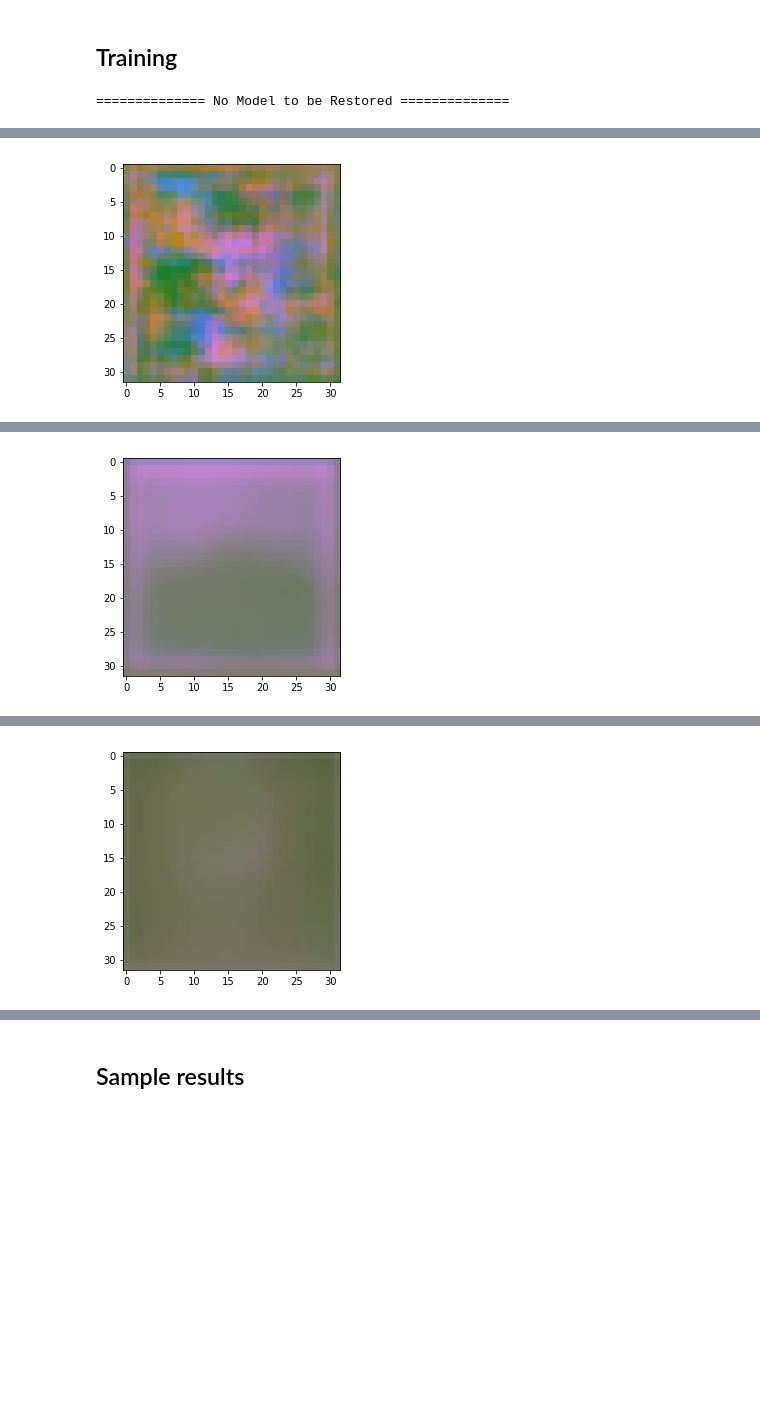
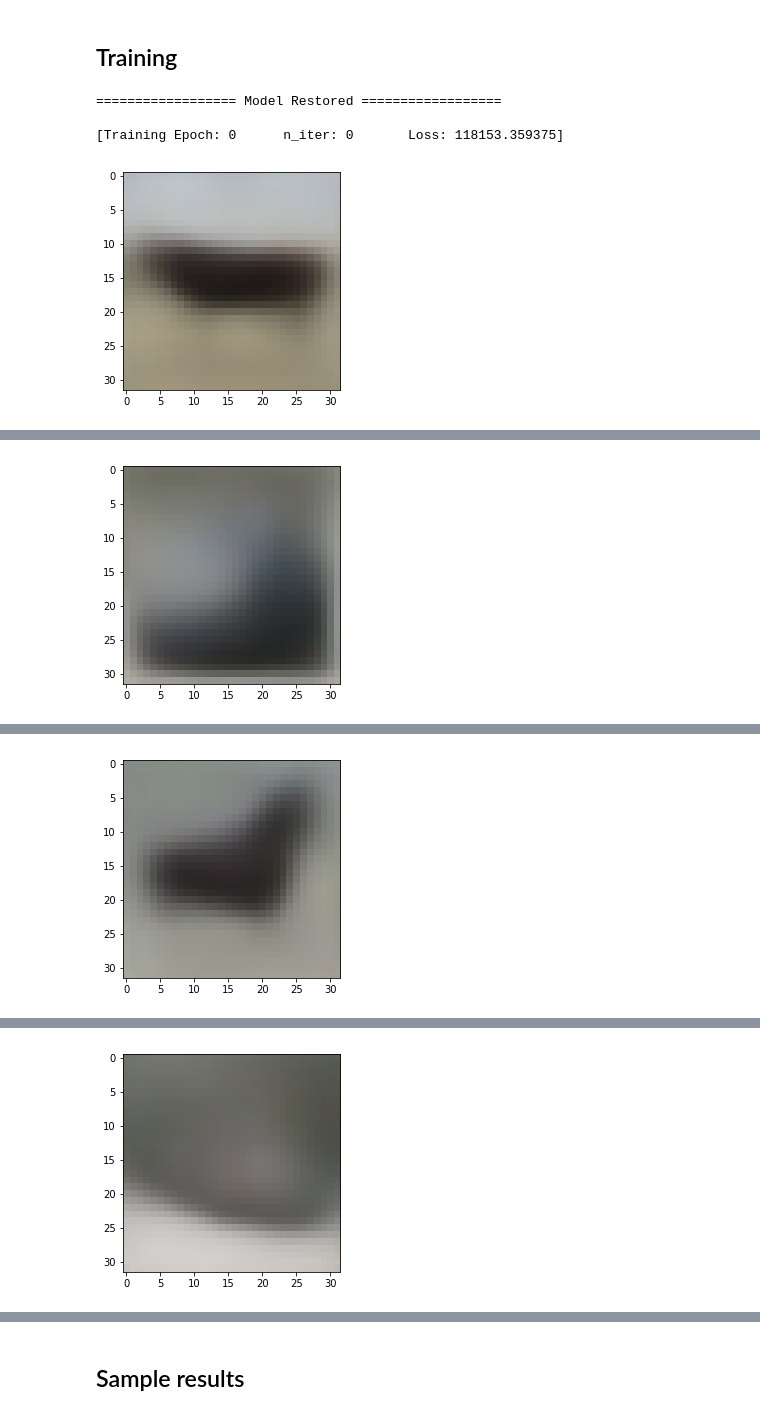
Before and after one commit to betterfellow/defense, a Jupyter notebook: VAE_CIFAR10/VAE_CIFAR10.ipynb, the cells around one changed output, grey strips where cells are left out. Saved outputs shown, nothing was run; the diff lists cells and outputs as text; code cells hidden in the pictures; blank space fills up the shorter version.

```diff
--- a/VAE_CIFAR10/VAE_CIFAR10.ipynb
+++ b/VAE_CIFAR10/VAE_CIFAR10.ipynb
@@ -18,8 +18,8 @@ import matplotlib.gridspec as gridspec
 ## Set Hyperparameter
 # %%
 batch_size=64
-learning_rate=0.003
-num_epoch=2
+learning_rate=0.0003
+num_epoch=20
 leak=0.05
 drop_rate=0.02
 z_dim=64
@@ -43,7 +43,7 @@ transform_config = transforms.Compose(
 # %%
 # Download the data
-cifar_train=dset.CIFAR10(root="./", train=True, transform=transforms.ToTensor(), target_transform=None, download=True)
-cifar_test=dset.CIFAR10(root="./", train=False, transform=transforms.ToTensor(), target_transform=None, download=True)
+cifar_train=dset.CIFAR10(root="../data/", train=True, transform=transforms.ToTensor(), target_transform=None, download=True)
+cifar_test=dset.CIFAR10(root="../data/", train=False, transform=transforms.ToTensor(), target_transform=None, download=True)
 # %% [output]
 Files already downloaded and verified
 Files already downloaded and verified
@@ -228,7 +232,12 @@ class VAE(nn.Module):
     def sample_z(self, z_mu,z_logvar):
 
         # sample epsilon ~ N(0, 1)
+
         epsilon=Variable(torch.randn(batch_size,z_dim),requires_grad=False)
+        if use_gpu:
+            epsilon = epsilon.cuda()
+        else:
+            pass
 
         # reparameterization trick
         sampled_z=z_mu+torch.mul(torch.exp(z_logvar),epsilon)
@@ -278,7 +287,7 @@ optimizer=optim.Adam(model.parameters(),lr=learning_rate)
 # %% [markdown]
 ## Training
 # %%
-writer=SummaryWriter()
+#writer=SummaryWriter()
 
 try:
     model = torch.load('./model/dVAE.pkl')
@@ -289,34 +298,36 @@ except:
 
 for i in range(num_epoch):
     for batch_idx,[image,_] in enumerate(train_loader):
         n_iter = (i*len(train_loader))+batch_idx
 
         if use_gpu:
             x=Variable(image).cuda()
         else:
             x=Variable(image)
         # x: batchsize x 3 x 32 x 32
-
         optimizer.zero_grad()
 
         reconstructed_image=model(x)
 
         loss=loss_func(reconstructed_image,x,model.z_mu,model.z_logvar)
         loss.backward()
 
         optimizer.step()
 
         if batch_idx%50==0:
             print('[Training Epoch: {} \tn_iter: {} \tLoss: {:.6f}]'.format(
                 i, n_iter, loss.data[0]))
-            plt.imshow(reconstructed_image.data[0].numpy().transpose(1,2,0), cmap='hsv')
+            plt.imshow(reconstructed_image.cpu().data[0].numpy().transpose(1,2,0), cmap='hsv')
             plt.show(block=True)
 
 
         if batch_idx%200==0:
             torch.save(model,'./model/dVAE_'+str(batch_idx)+'.pkl')
             torch.save(model,'./model/dVAE.pkl')
 
-        writer.add_scalar('loss',loss.data[0] / len(x),n_iter)
+#        writer.add_scalar('loss',loss.data[0] / len(x),n_iter)
 # %% [output]
-============== No Model to be Restored ==============
+================== Model Restored ==================
+
+[Training Epoch: 0      n_iter: 0       Loss: 118153.359375]
+[figure, new version]
@@ -324 +335 @@ for i in range(num_epoch):
-[figure, old version]
+[figure, new version]
@@ -326 +337 @@ for i in range(num_epoch):
-[figure, old version]
+[figure, new version]
@@ -328 +339 @@ for i in range(num_epoch):
-[figure, old version]
+[figure, new version]
```
Also changed, not shown: parts of 7 cells of this notebook.
